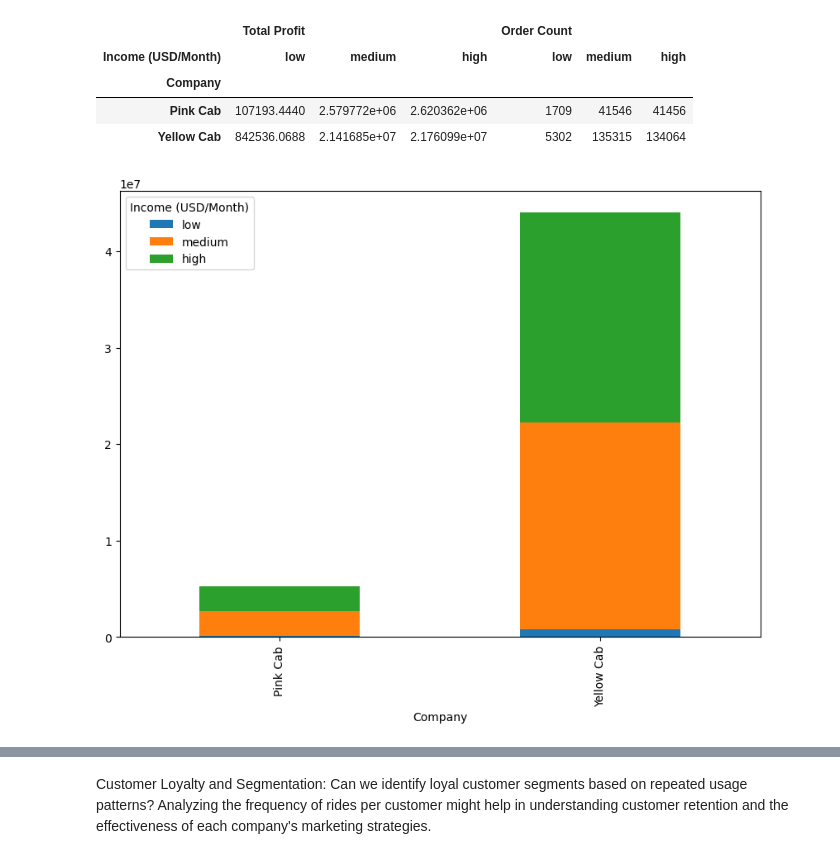
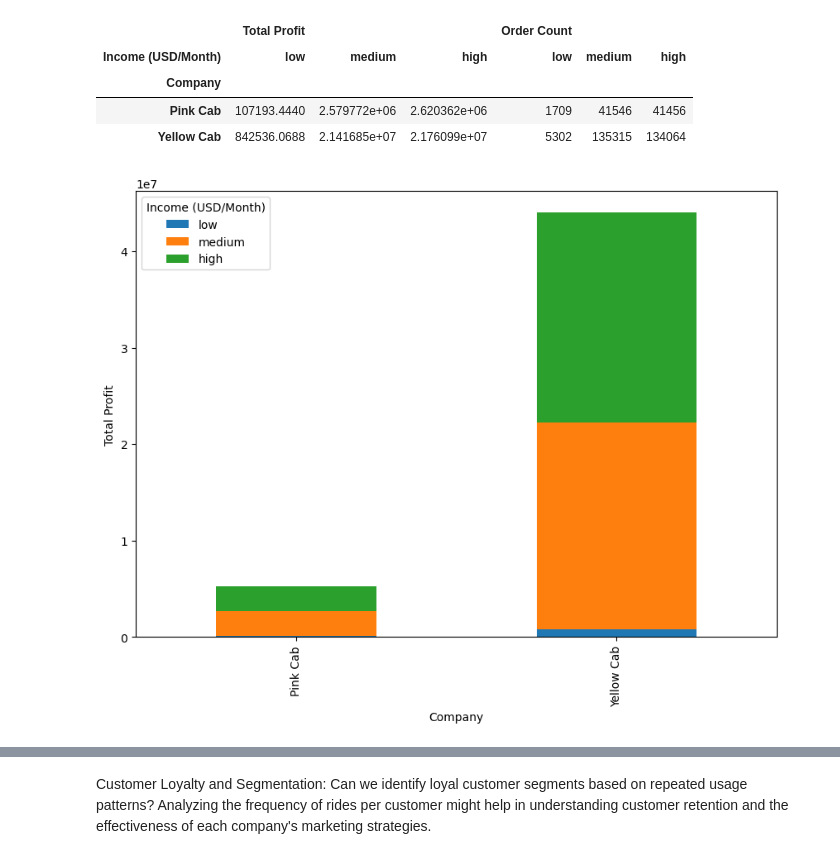
Before and after one commit to YunkeW/ML-Projects, a Jupyter notebook: G2M insight for Cab Investment firm/EDA.ipynb, the cells around one changed output, grey strips where cells are left out. Drawn from its saved outputs; the diff is of its cells as text; code cells hidden in the pictures.

```diff
--- a/G2M insight for Cab Investment firm/EDA.ipynb
+++ b/G2M insight for Cab Investment firm/EDA.ipynb
@@ -172,6 +179,7 @@ income_stats
 # %%
 plot_data = income_stats['Total Profit']
 plot_data.plot(kind='bar', stacked=True, figsize=(10, 7))
+plt.ylabel('Total Profit')
 plt.show()
 # %% [output]
-[figure, old version]
+[figure, new version]
```
Also changed, not shown: parts of 8 cells of this notebook.
